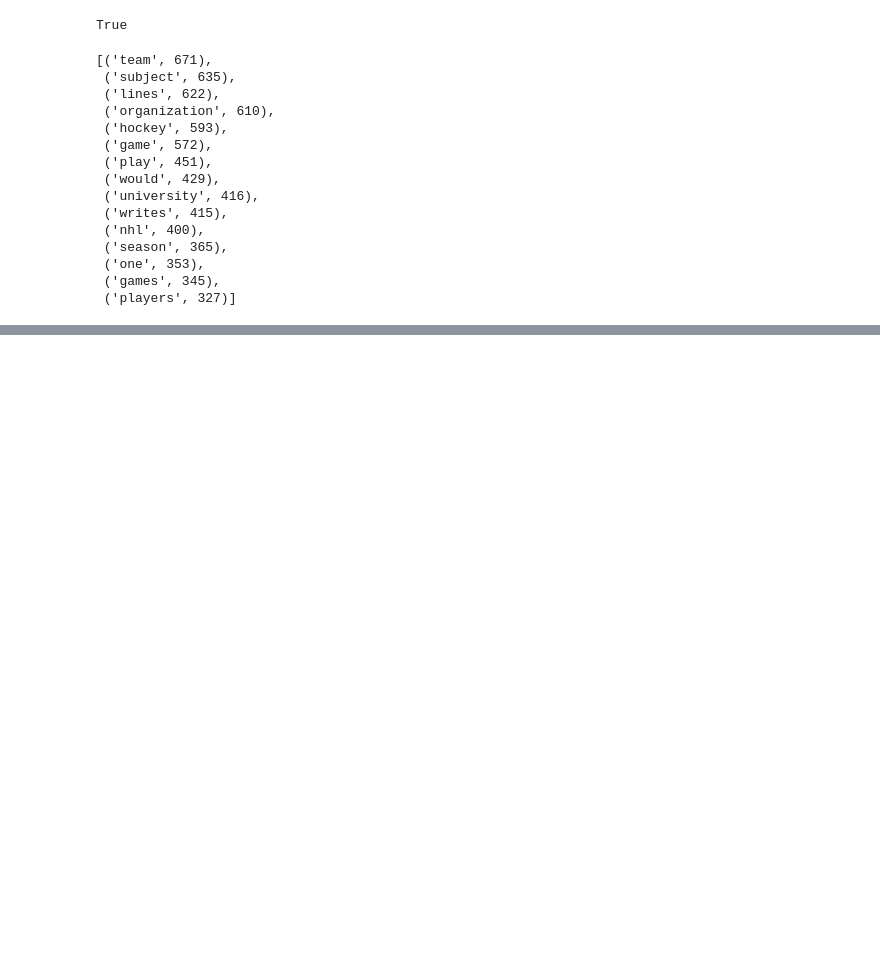
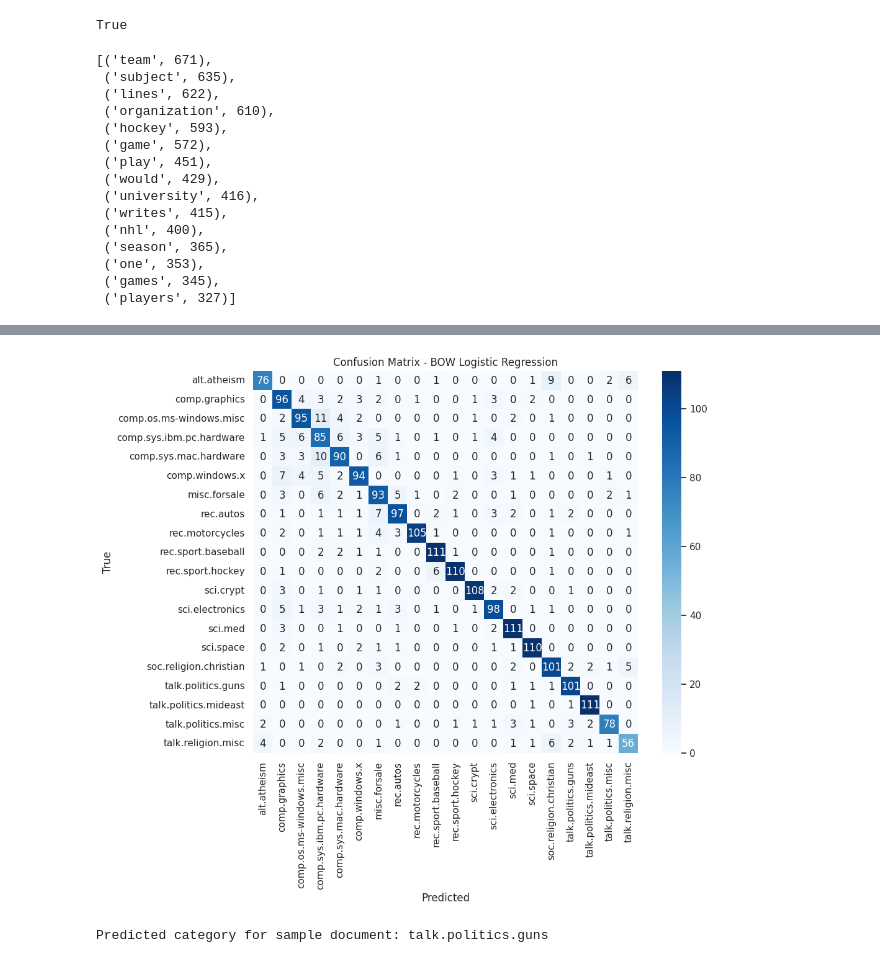
Before and after one commit to Yukesh432/training-session-hackademia, a Jupyter notebook: notebooks/text_eda.ipynb, the cells around one changed output, grey strips where cells are left out. Drawn from its saved outputs; the diff is of its cells as text; code cells hidden in the pictures; blank space fills up the shorter version.

Commit message:
ADD:feature engineering and modeling

```diff
--- a/notebooks/text_eda.ipynb
+++ b/notebooks/text_eda.ipynb
@@ -443,0 +611,12 @@ Successfully installed wordcloud-1.9.6
+# %%
+from sklearn.feature_extraction.text import CountVectorizer
+
+bow = CountVectorizer(
+    max_features=20000,
+    ngram_range=(1,2),
+    min_df=5,
+    max_df=0.8
+)
+
+X_train_bow = bow.fit_transform(X_train)
+X_test_bow = bow.transform(X_test)
@@ -443,0 +654,7 @@ Successfully installed wordcloud-1.9.6
+# %%
+# csr_matrix is a sparse matrix format that efficiently stores and processes large sparse matrices,
+#  which are common in text data after vectorization. It allows for efficient storage and fast arithmetic
+#  operations, making it ideal for handling the high-dimensional feature space of text data.
+
+X_train_bow_final = hstack([X_train_bow, X_struct_sparse])
+X_test_bow_final = hstack([X_test_bow, X_struct_test_sparse])
@@ -443,0 +686,13 @@ Successfully installed wordcloud-1.9.6
+# %%
+from sklearn.linear_model import LogisticRegression
+from sklearn.metrics import classification_report
+
+
+clf= LogisticRegression(max_iter=1000)
+
+clf.fit(X_train_bow_final, y_train)
+y_pred_bow= clf.predict(X_test_bow_final)
+
+print("BOW result")
+
+print(classification_report(y_test, y_pred_bow))
@@ -443,0 +717,27 @@ Successfully installed wordcloud-1.9.6
+# %%
+# plotting confusion matrix
+from sklearn.metrics import confusion_matrix
+import matplotlib.pyplot as plt
+import seaborn as sns
+cm = confusion_matrix(y_test, y_pred_bow)
+plt.figure(figsize=(10,8))
+sns.heatmap(cm, annot=True, fmt="d", cmap="Blues", xticklabels=data.target_names, yticklabels=data.target_names)
+plt.xlabel("Predicted")
+plt.ylabel("True")
+plt.title("Confusion Matrix - BOW Logistic Regression")
+plt.show()
+# %% [output]
+[figure, added]
+# %%
+# making inference on a single document
+sample_doc = "I need help with my health. It keeps crashing and I don't know why."
+sample_doc_clean = basic_clean(sample_doc)
+sample_doc_tokens = tokenize_remove_stopwords(sample_doc_clean)
+sample_doc_bow = bow.transform([sample_doc_clean])
+sample_doc_struct = np.array([[len(sample_doc), len(sample_doc.split()), len(sample_doc_tokens), len(set(sample_doc_tokens)), len(set(sample_doc_tokens)) / len(sample_doc_tokens) if len(sample_doc_tokens) > 0 else 0, np.mean([len(w) for w in sample_doc_clean.split()])]])
+sample_doc_struct_sparse = csr_matrix(sample_doc_struct)
+sample_doc_final = hstack([sample_doc_bow, sample_doc_struct_sparse])
+sample_pred = clf.predict(sample_doc_final)
+print(f"Predicted category for sample document: {data.target_names[sample_pred[0]]}")
+# %% [output]
+Predicted category for sample document: talk.politics.guns
```
Also changed, not shown: parts of 30 cells of this notebook.
